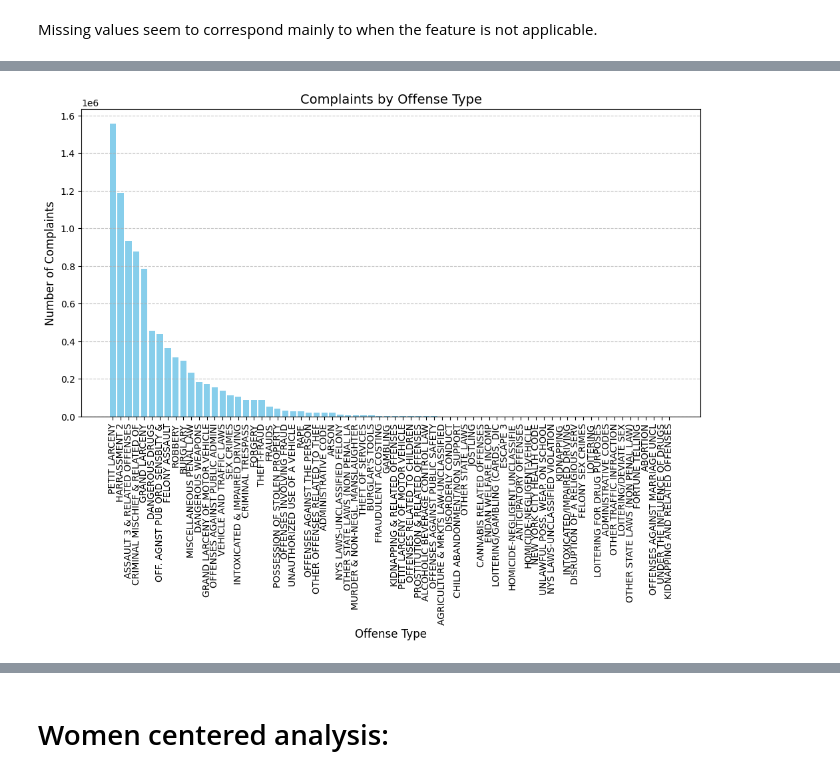
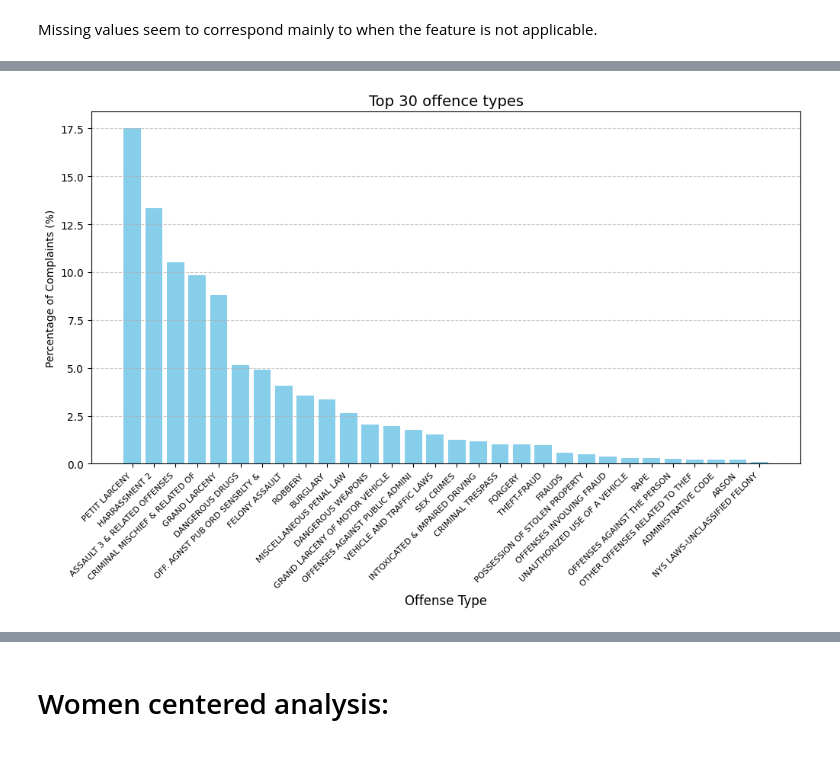
Before and after one commit to com-480-data-visualization/BluePink, a Jupyter notebook: data_exploration.ipynb, the cells around one changed output, grey strips where cells are left out. Drawn from its saved outputs; the diff is of its cells as text; code cells hidden in the pictures.

```diff
--- a/data_exploration.ipynb
+++ b/data_exploration.ipynb
@@ -130 +133,3 @@ df.head()
+# %%
+df = pd.read_csv(data_folder + 'clean_complaint_data.csv', dtype={'CMPLNT_NUM': str})
 # %% [markdown]
@@ -149,18 +174,15 @@ Missing values seem to correspond mainly to when the feature is not applicable.
 # %%
-offense_counts = df['OFNS_DESC'].value_counts()
+offense_percentage = (df['OFNS_DESC'].value_counts(normalize=True) * 100).head(30)
 
-# Plot histogram (bar chart)
 plt.figure(figsize=(12, 6))
-plt.bar(offense_counts.index, offense_counts.values, color='skyblue')
+plt.bar(offense_percentage.index, offense_percentage.values, color='skyblue')
 
-# Formatting
-plt.xticks(rotation=90, fontsize=10)  # Rotate x-axis labels for readability
-plt.ylabel("Number of Complaints", fontsize=12)
+plt.xticks(rotation=45, ha='right', fontsize=8)
+plt.ylabel("Percentage of Complaints (%)", fontsize=10)
 plt.xlabel("Offense Type", fontsize=12)
-plt.title("Complaints by Offense Type", fontsize=14)
+plt.title("Top 30 offence types", fontsize=14)
 plt.grid(axis='y', linestyle='--', alpha=0.7)
 
-# Show plot
 plt.show()
 # %% [output]
-[figure, old version]
+[figure, new version]
```
Also changed, not shown: parts of 29 cells of this notebook, 1 other file.
